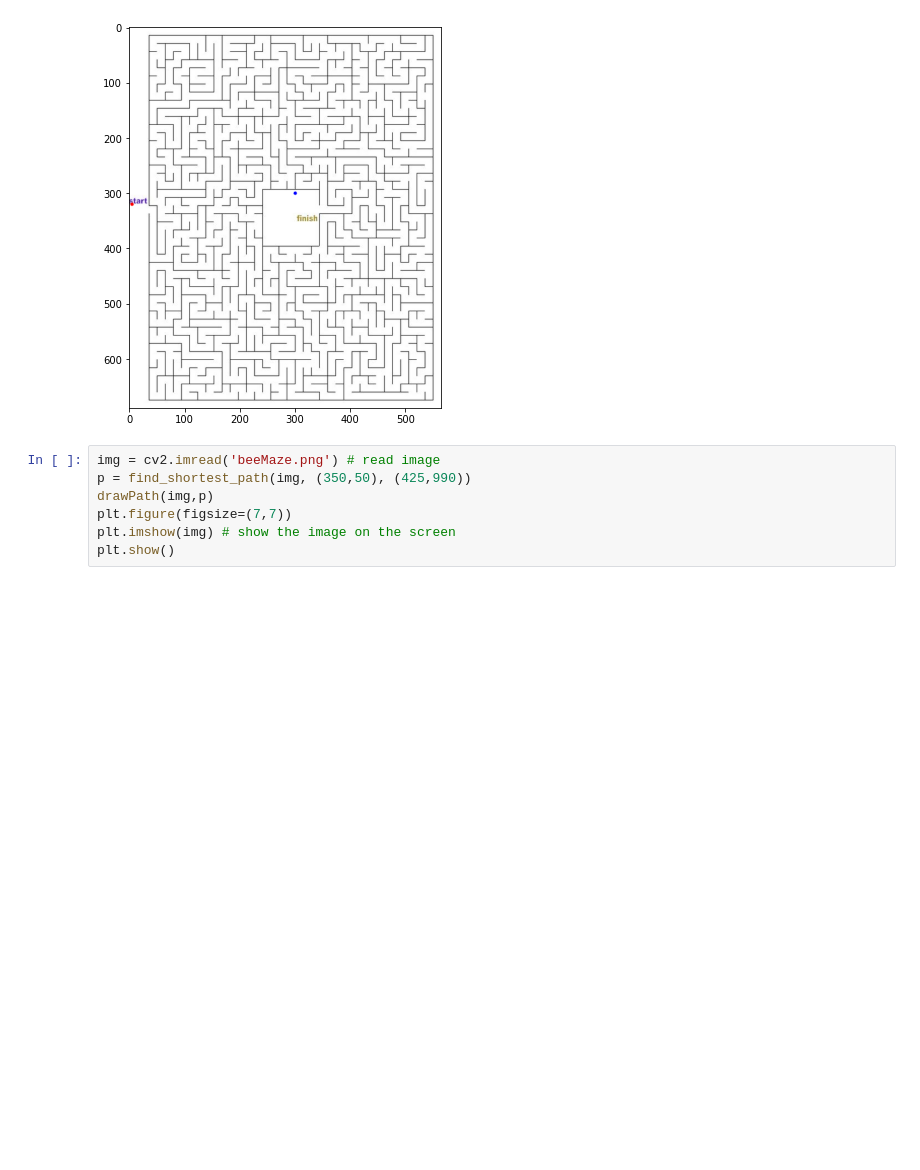
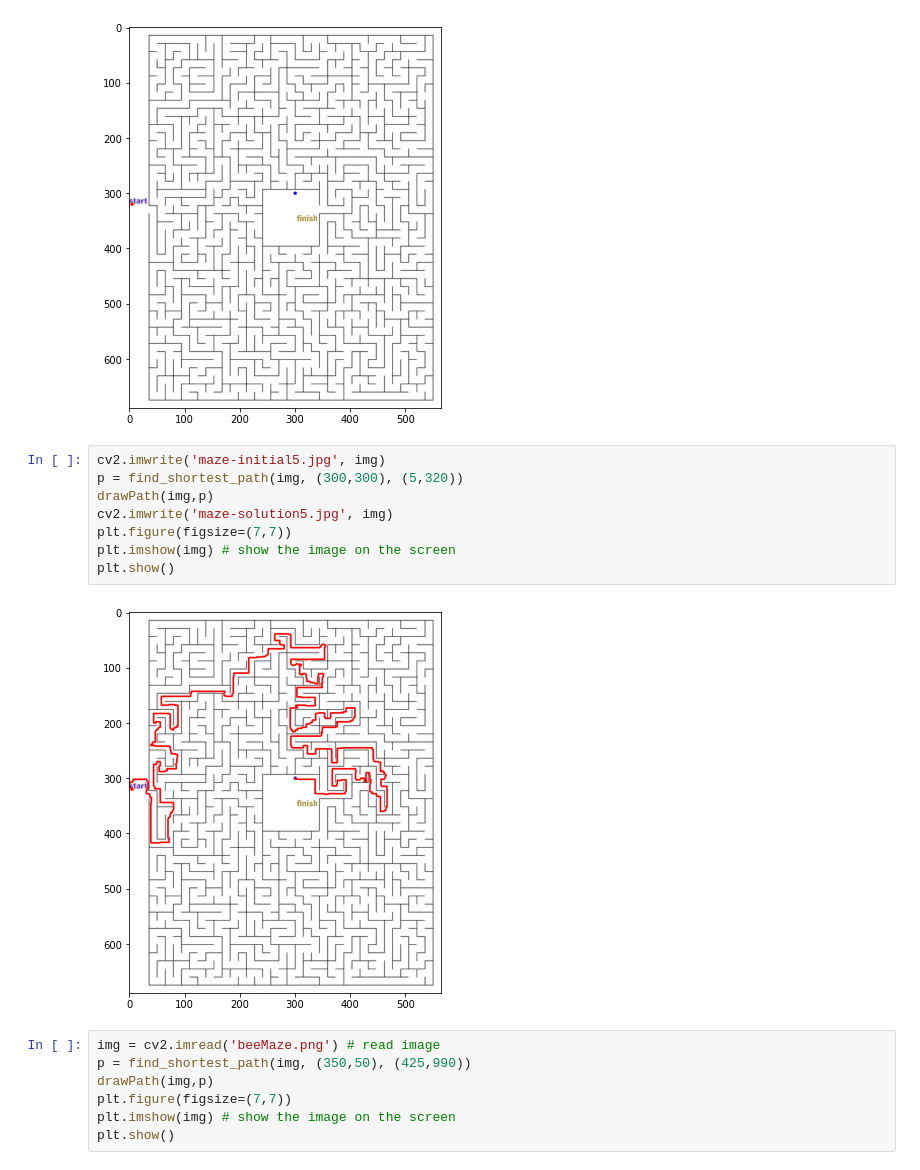
Before and after one commit to Lucer9/Sistemas-, a Jupyter notebook: MazeSolution.ipynb, the cells around one changed output. Drawn from its saved outputs; the diff is of its cells as text; blank space fills up the shorter version.

```diff
--- a/MazeSolution.ipynb
+++ b/MazeSolution.ipynb
@@ -183,6 +183,16 @@ plt.imshow(img)
 plt.show()
 # %% [output]
 [figure]
+# %%
+cv2.imwrite('maze-initial5.jpg', img)
+p = find_shortest_path(img, (300,300), (5,320))
+drawPath(img,p)
+cv2.imwrite('maze-solution5.jpg', img)
+plt.figure(figsize=(7,7))
+plt.imshow(img) # show the image on the screen
+plt.show()
+# %% [output]
+[figure, added]
 # %%
 img = cv2.imread('beeMaze.png') # read image
 p = find_shortest_path(img, (350,50), (425,990))
```
